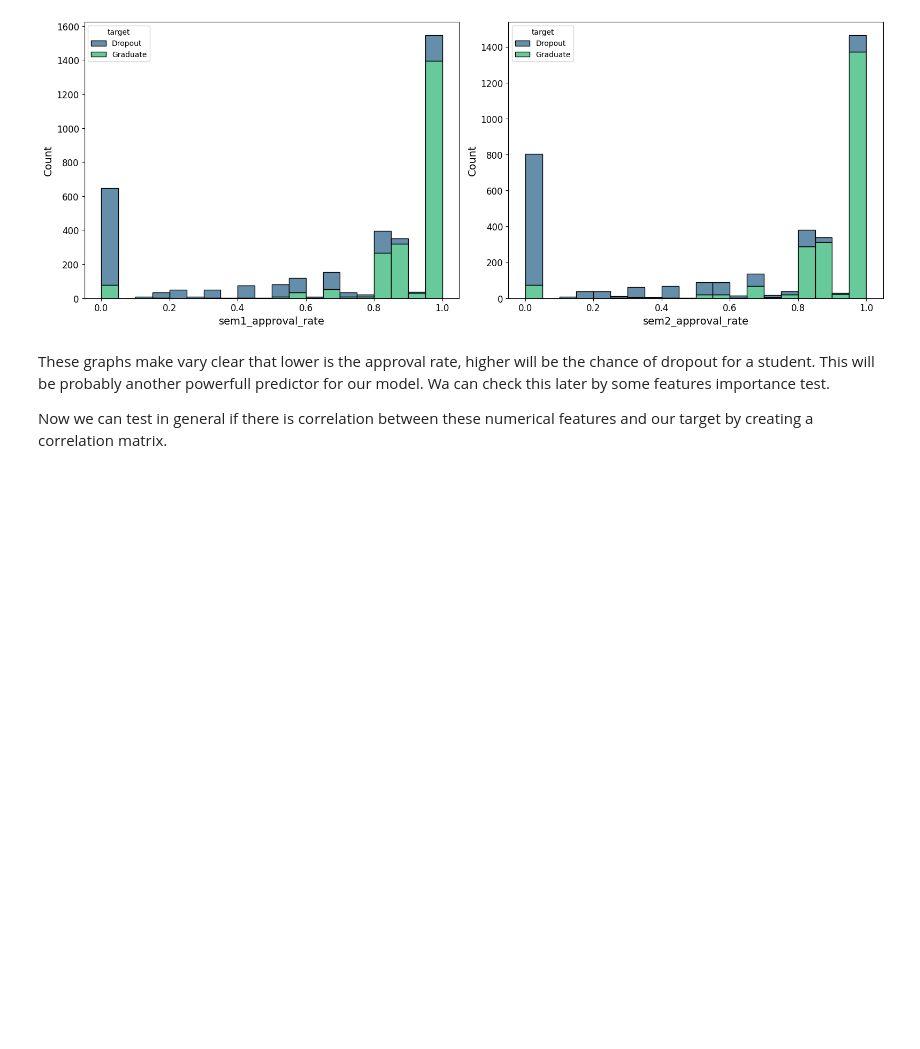
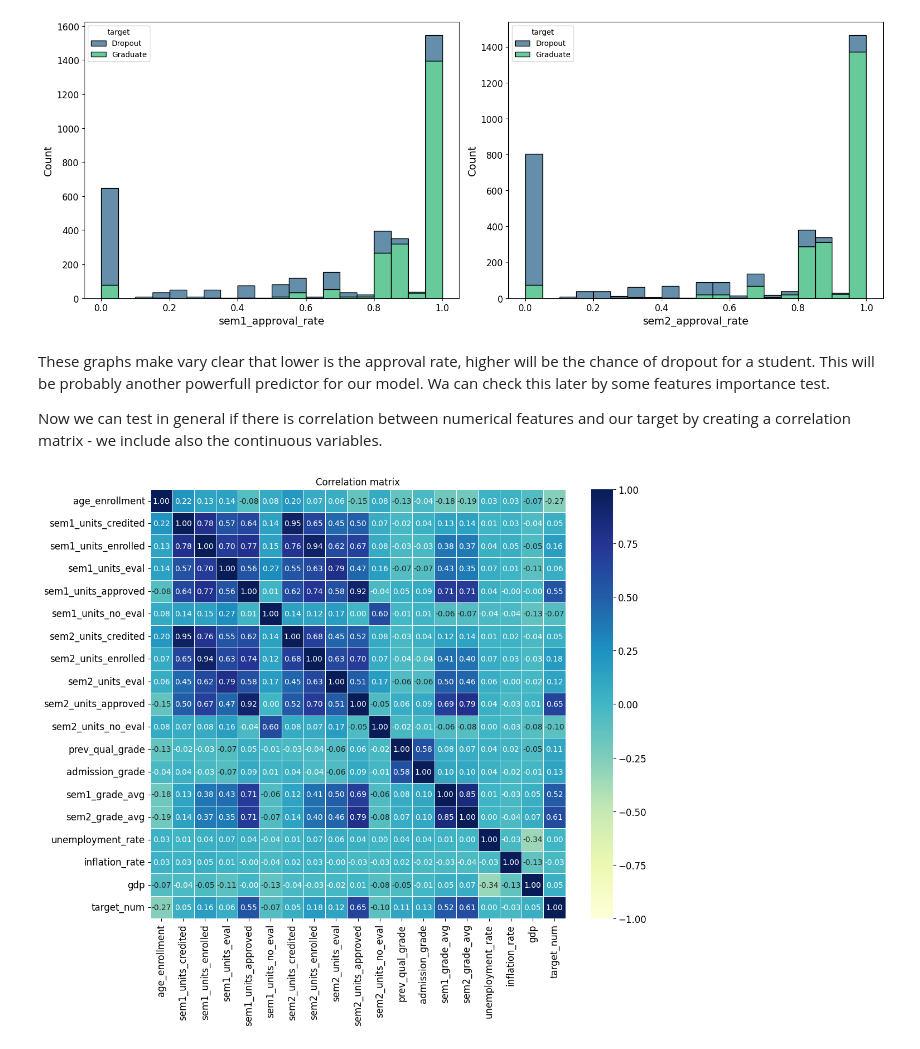
Before and after one commit to MatteoCorsi-git/Master-Data-Science-Statistical-Learning---UNIFI-IMT-Lucca---2024-25, a Jupyter notebook: hands_on_lab (Python)/bozza_hands_on_python_ML_project.ipynb, the cells around one changed output. Saved outputs shown, nothing was run; the diff lists cells and outputs as text; code cells hidden in the pictures; blank space fills up the shorter version.

```diff
--- a/hands_on_lab (Python)/bozza_hands_on_python_ML_project.ipynb
+++ b/hands_on_lab (Python)/bozza_hands_on_python_ML_project.ipynb
@@ -395,4 +395,27 @@ plt.show()
 # %% [markdown]
 These graphs make vary clear that lower is the approval rate, higher will be the chance of dropout for a student. This will be probably another powerfull predictor for our model. Wa can check this later by some features importance test.
 
-Now we can test in general if there is correlation between these numerical features and our target by creating a correlation matrix.
+Now we can test in general if there is correlation between numerical features and our target by creating a correlation matrix - we include also the continuous variables.
+# %%
+# We need to convert the target in numerical. For doing this we create a copy of the dataframe
+df_corr = df.copy()
+df_corr["target_num"] = df_corr["target"].map({'Dropout': 0, 'Graduate': 1})
+
+# Let's create the list of numerical features + target
+cols_heat = ndiscr_cols + cont_cols + ["target_num"]
+
+# Create the correlation matrix
+corr_matrix = df_corr[cols_heat].corr()
+
+plt.figure(figsize=(12, 10))
+sns.heatmap(corr_matrix,
+            annot=True,
+            fmt=".2f",
+            cmap="YlGnBu",
+            vmin=-1, vmax=1,
+            linewidths=0.5)
+
+plt.title("Correlation matrix")
+plt.show()
+# %% [output]
+[figure, added]
```
